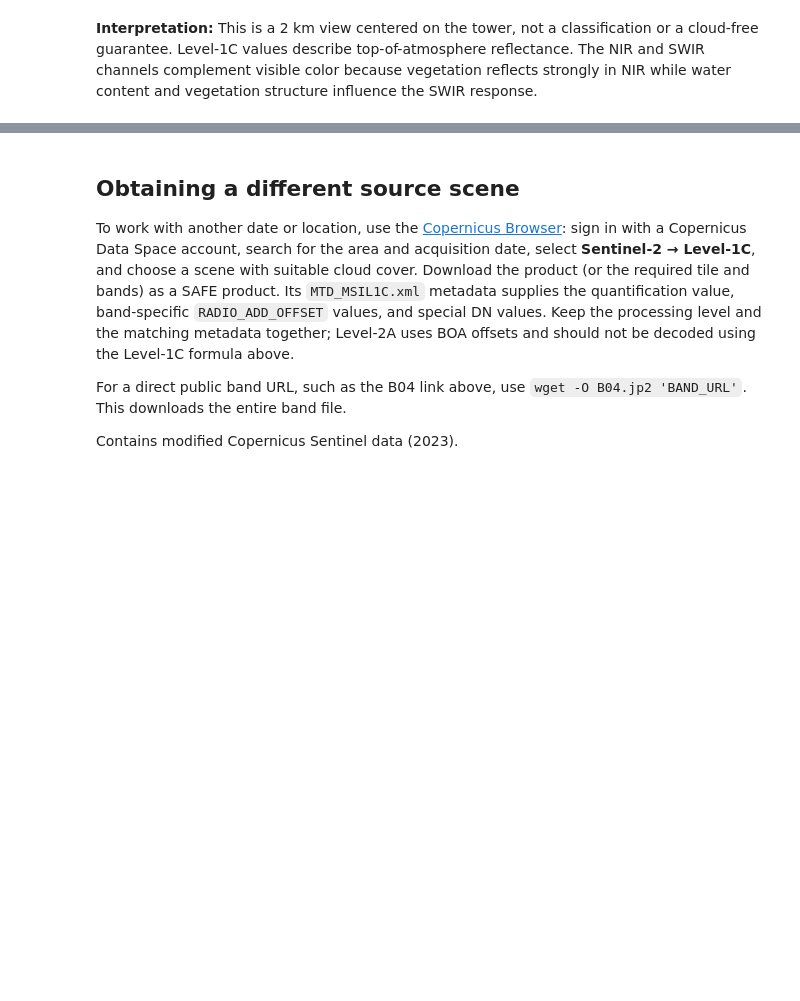
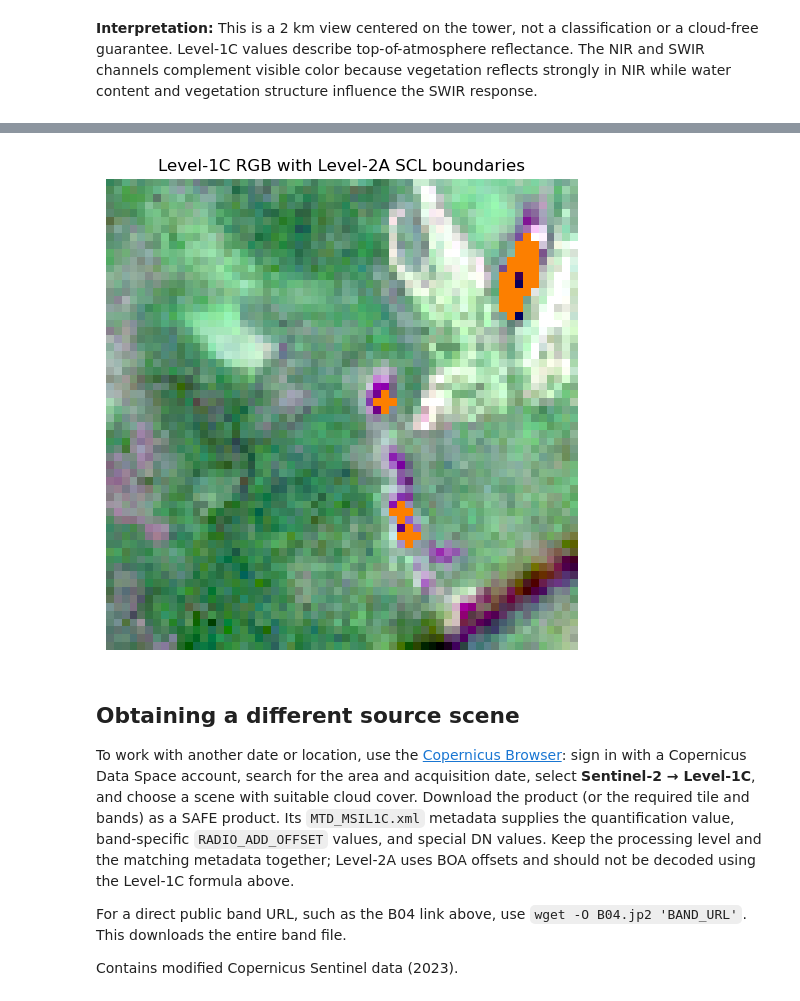
Before and after one commit to jfemiani/cse620b-public, a Jupyter notebook: Lessons/11-Remote-Sensing-in-Forestry-and-Vegetation/demo-sentinel-2-l1c.ipynb, the cells around one changed output, grey strips where cells are left out. Drawn from its saved outputs; the diff is of its cells as text; code cells hidden in the pictures; blank space fills up the shorter version.

```diff
--- a/Lessons/11-Remote-Sensing-in-Forestry-and-Vegetation/demo-sentinel-2-l1c.ipynb
+++ b/Lessons/11-Remote-Sensing-in-Forestry-and-Vegetation/demo-sentinel-2-l1c.ipynb
@@ -224,3 +271,20 @@ vegetation structure influence the SWIR response.
+# %%
+with rasterio.open("sentinel-2-l2a-demo/SCL.tif") as src:
+    labels = src.read(1)
+    left, bottom, right, top = src.bounds
+    assert src.crs == chip_crs
+edges = find_boundaries(labels, mode="thick")
+
+fig, ax = plt.subplots(figsize=(5, 5), layout="constrained")
+ax.imshow(rgb_display, extent=extent)
+ax.imshow(np.ma.masked_where(~edges, edges), extent=(left, right, bottom, top),
+          cmap="Wistia", vmin=0, vmax=1, interpolation="nearest")
+ax.set(xlim=(left, right), ylim=(bottom, top),
+       title="Level-1C RGB with Level-2A SCL boundaries")
+ax.set_axis_off()
+plt.show()
+# %% [output]
+[figure, added]
 # %% [markdown]
 ## Obtaining a different source scene
 
```
Also changed, not shown: parts of 13 cells of this notebook, 10 other files.
